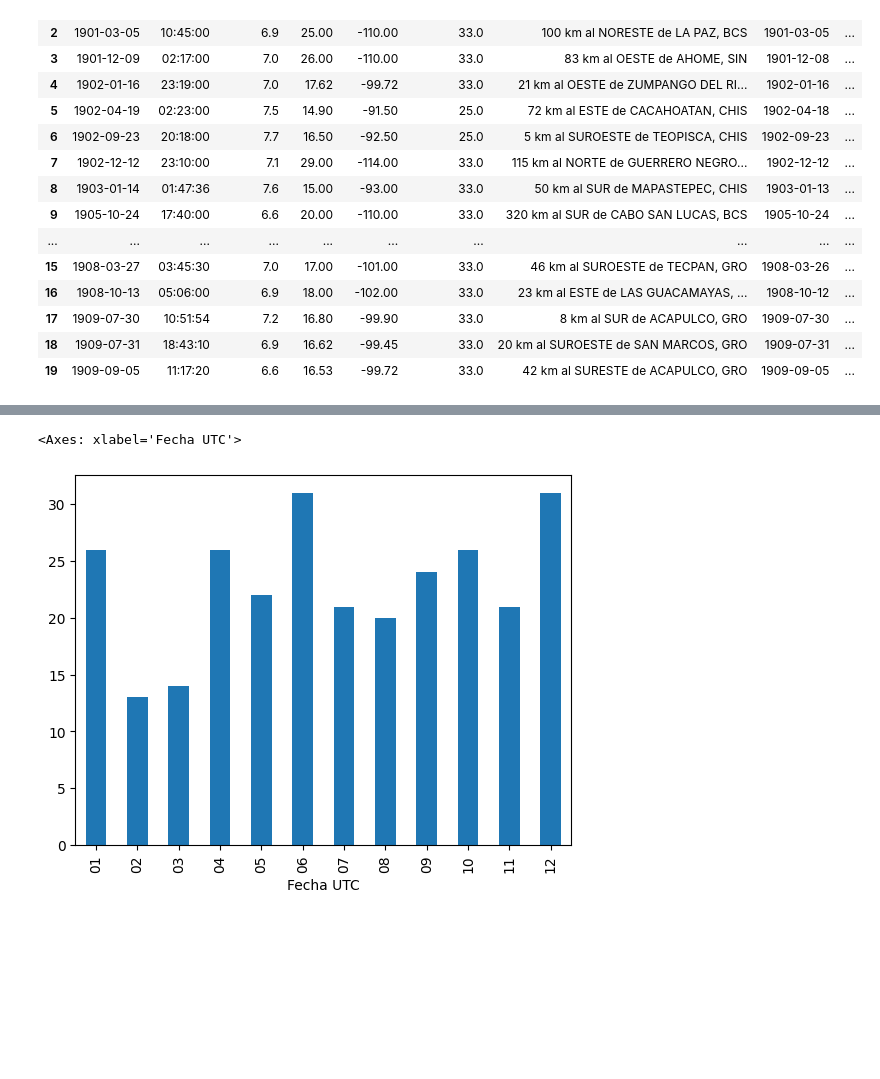
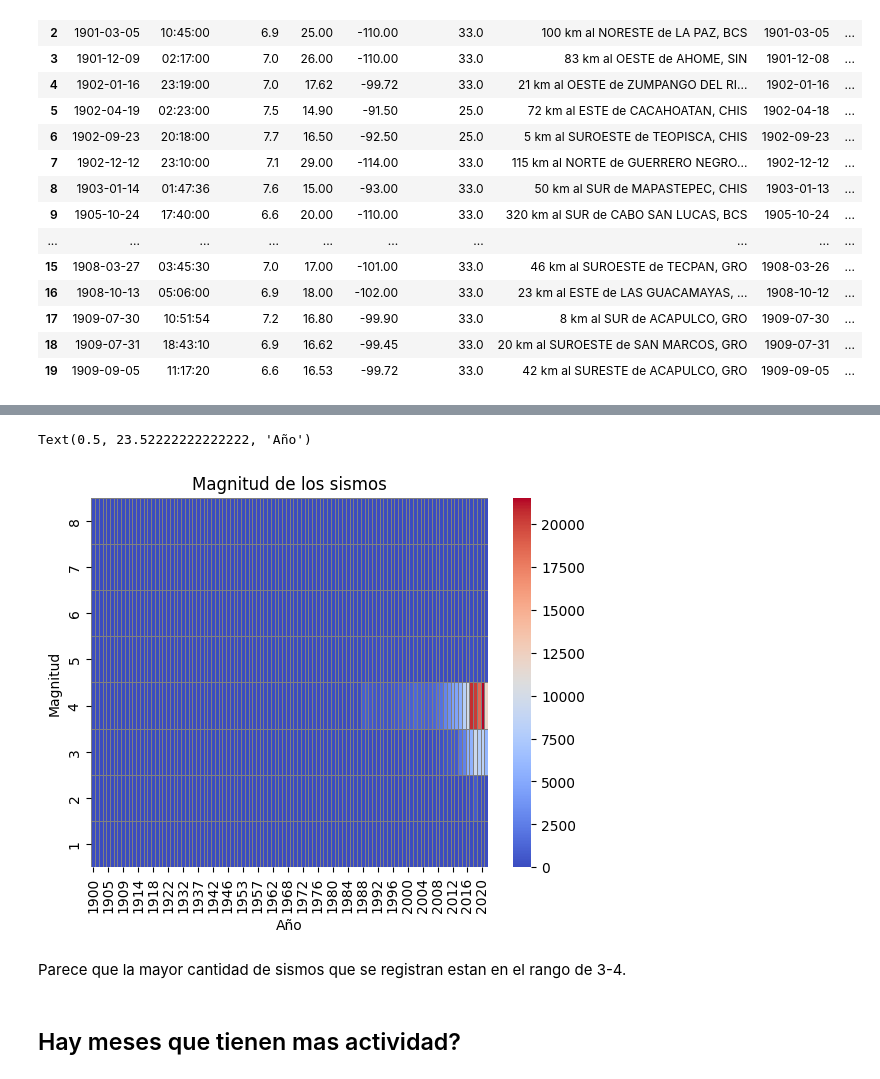
Before and after one commit to rzavalet/tremere, a Jupyter notebook: notebook/explore-dataset.ipynb, the cells around one changed output, grey strips where cells are left out. Saved outputs shown, nothing was run; the diff lists cells and outputs as text; code cells hidden in the pictures; blank space fills up the shorter version.

```diff
--- a/notebook/explore-dataset.ipynb
+++ b/notebook/explore-dataset.ipynb
@@ -46 +60,21 @@ sns.histplot(data=df['Magnitud'])
+# %%
+counts = df.groupby(['year','mag_int']).size().reset_index(name='count')
+# %%
+heatmap_data = counts.pivot(index='mag_int', columns='year', values='count')
+# %%
+heatmap_data = heatmap_data.fillna(0)
+# %%
+heatmap_data = heatmap_data.sort_index(ascending=False)
+# %%
+ax = sns.heatmap(heatmap_data, cmap='coolwarm', linewidths=0.5, linecolor='gray', fmt='.0f')
+ax.set_title('Magnitud de los sismos')
+ax.set_ylabel('Magnitud')
+ax.set_xlabel('Año')
+# %% [output]
+Text(0.5, 23.52222222222222, 'Año')
+[figure, added]
+# %% [markdown]
+Parece que la mayor cantidad de sismos que se registran estan en el rango de 3-4.
+# %% [markdown]
+## Hay meses que tienen mas actividad?
 # %%
@@ -54,5 +81,0 @@ df2 = df.groupby('Fecha UTC').size()
-# %%
-df2.plot.bar()
-# %% [output]
-<Axes: xlabel='Fecha UTC'>
-[figure, removed]
```
Also changed, not shown: parts of 20 cells of this notebook.
